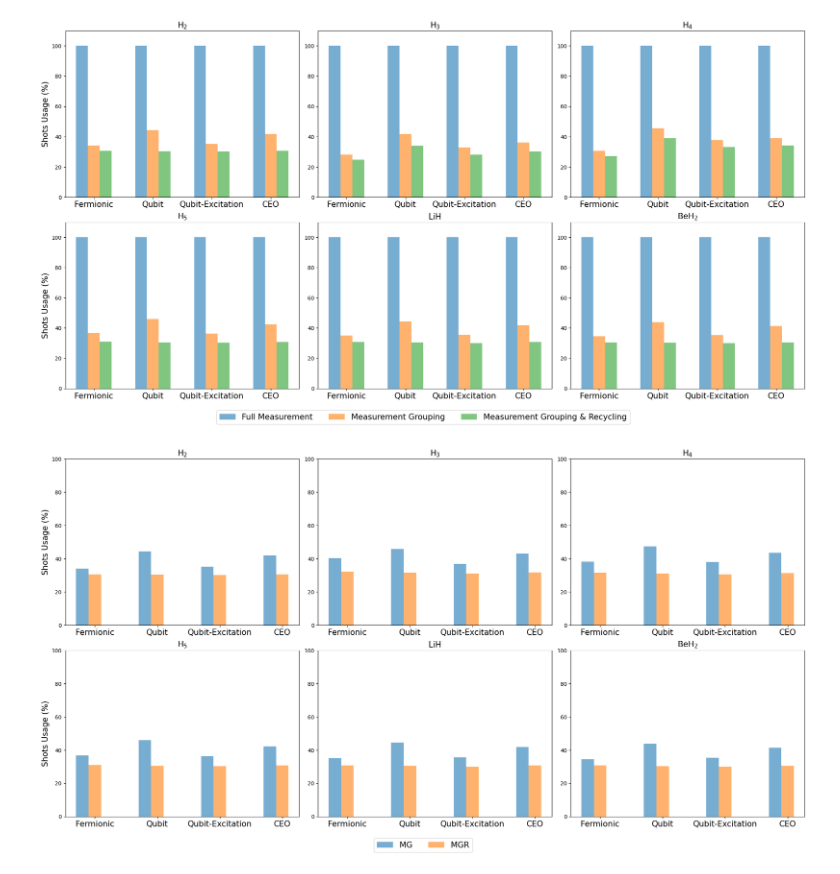
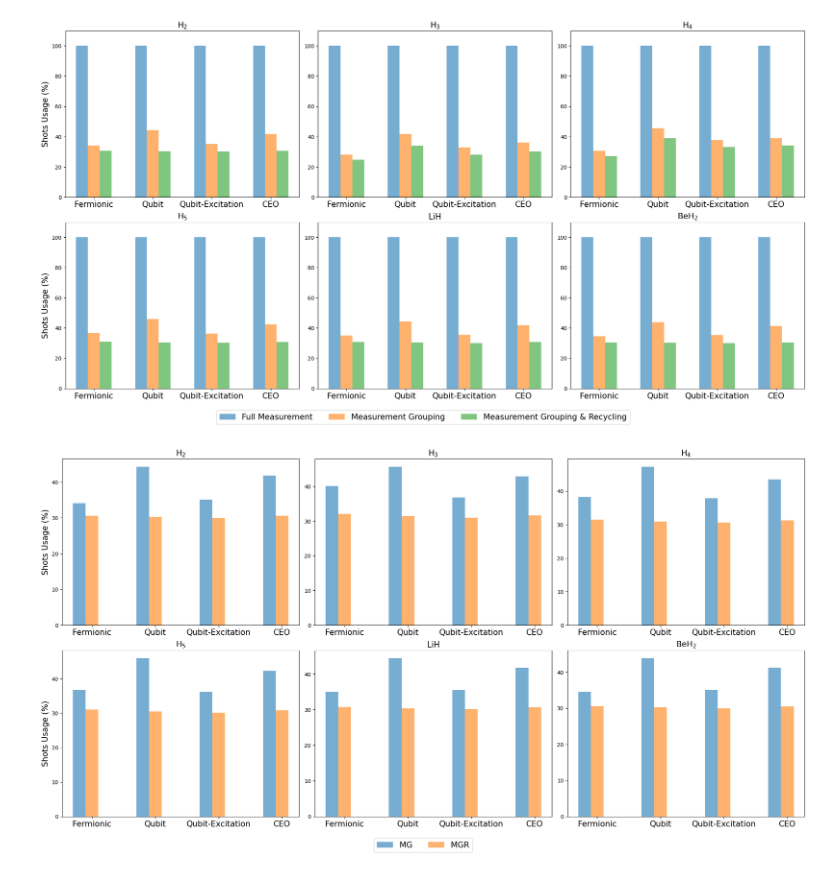
Before and after one commit to azhar-ikhtiarudin/ShotOptimization-ADAPT-VQE, a Jupyter notebook: data/data_meas_recycle.ipynb, the cells around one changed output. Drawn from its saved outputs; the diff is of its cells as text; code cells hidden in the pictures.

```diff
--- a/data/data_meas_recycle.ipynb
+++ b/data/data_meas_recycle.ipynb
@@ -241,32 +241,32 @@ fig, axes = plt.subplots(2, 3, figsize=(20, 10), layout='constrained')
 width = 0.2  # Width of the bars
 
 for i, (ax, molecule) in enumerate(zip(axes.flat, molecules)):
     pools = pools_data[molecule]
     methods = methods_data[molecule]
     x = np.arange(len(pools))  # Label locations
     multiplier = -0.5
 
     for attribute, measurement in methods.items():
         offset = width * multiplier
         rects = ax.bar(x + offset, measurement, width, label=attribute, alpha=0.6)
         multiplier += 1
 
     # Labels and ticks
     ax.set_title(molecule, fontsize=15)
     if i % 3 == 0:
         ax.set_ylabel('Shots Usage (%)', fontsize=15)
     ax.set_xticks(x + width / 2, pools, fontsize=15)
     ax.tick_params(axis='y', labelsize=10)
-    ax.set_ylim(0, 100)
+    # ax.set_ylim(0, 100)
 
 # Add a single legend outside the plots
 handles, labels = ax.get_legend_handles_labels()
 fig.legend(handles, labels, loc='lower center', ncol=3, fontsize=15, bbox_to_anchor=(0.5, -0.07))
 
 plt.savefig('Full_Measurement_recycling.pdf', format='pdf', dpi=300, bbox_inches='tight')
 # plt.savefig('Full_Measurement_recycling.eps', format='eps', dpi=300, bbox_inches='tight')
 
 # Show the plot
 plt.show()
 # %% [output]
-[figure, old version]
+[figure, new version]
```
Also changed, not shown: 1 other file.
